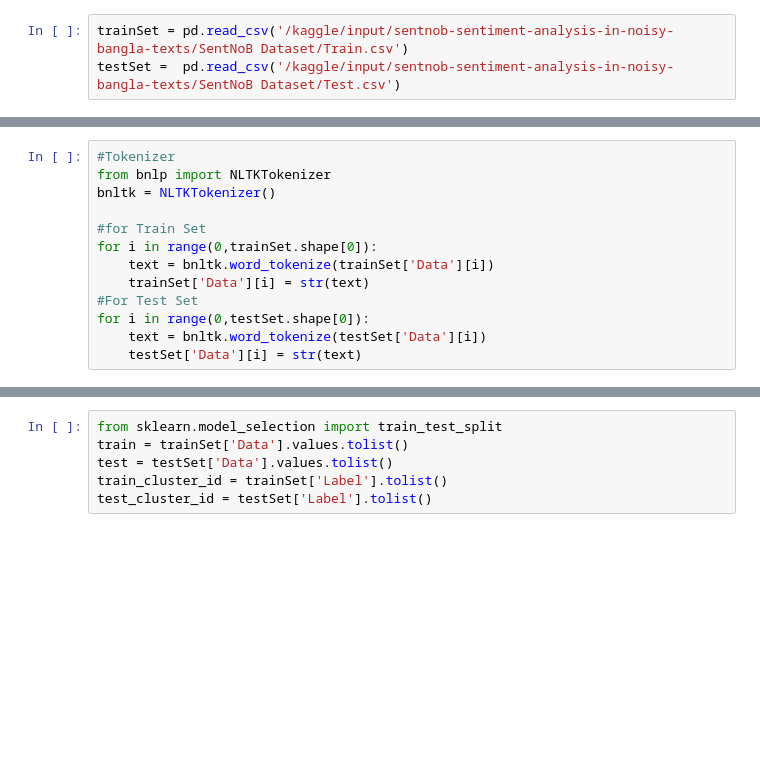
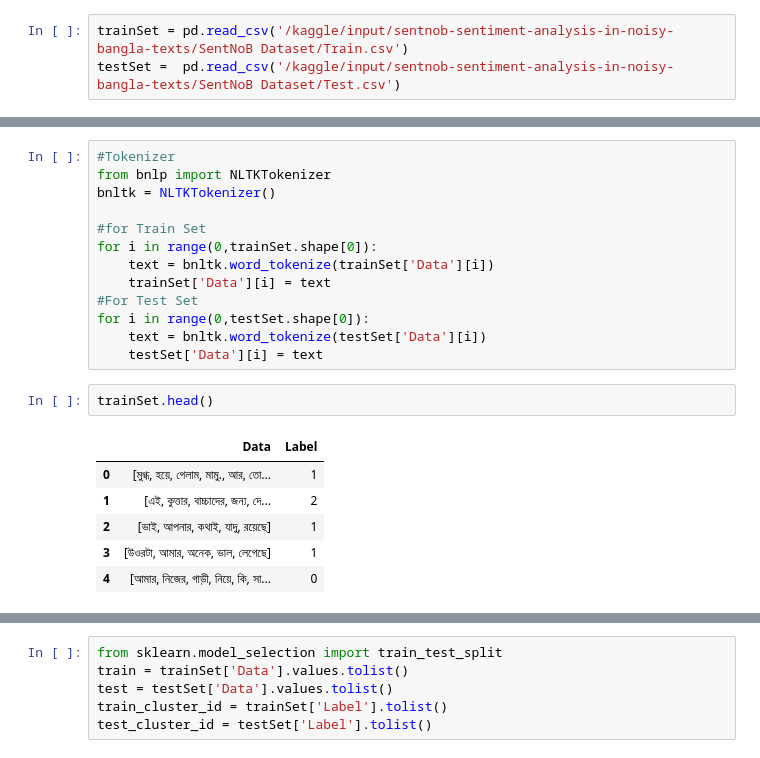
Before and after one commit to shahriyar-zaman/SentNOB_NLP, a Jupyter notebook: 3-stop-words-removal-bert.ipynb, the cells around one changed output, grey strips where cells are left out. Drawn from its saved outputs; the diff is of its cells as text; blank space fills up the shorter version.

```diff
--- a/3-stop-words-removal-bert.ipynb
+++ b/3-stop-words-removal-bert.ipynb
@@ -55,10 +55,19 @@ bnltk = NLTKTokenizer()
 #for Train Set
 for i in range(0,trainSet.shape[0]):
     text = bnltk.word_tokenize(trainSet['Data'][i])
-    trainSet['Data'][i] = str(text)
+    trainSet['Data'][i] = text
 #For Test Set
 for i in range(0,testSet.shape[0]):
     text = bnltk.word_tokenize(testSet['Data'][i])
-    testSet['Data'][i] = str(text)
+    testSet['Data'][i] = text
+# %%
+trainSet.head()
+# %% [output]
+|  | Data | Label |
+| 0 | [মুগ্ধ, হয়ে, গেলাম, মামু., আর, তো... | 1 |
+| 1 | [এই, কুত্তার, বাচ্চাদের, জন্য, দে... | 2 |
+| 2 | [ভাই, আপনার, কথাই, যাদু, রয়েছে] | 1 |
+| 3 | [উওরটা, আমার, অনেক, ভাল, লেগেছে] | 1 |
+| 4 | [আমার, নিজের, গাড়ী, নিয়ে, কি, সা... | 0 |
 # %%
 !pip install BnLemma
```
Also changed, not shown: parts of 12 cells of this notebook.
